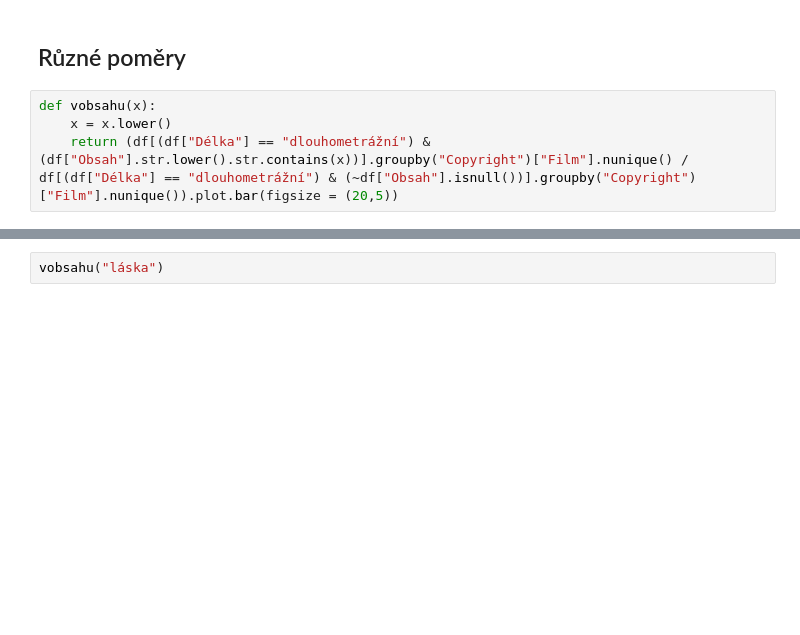
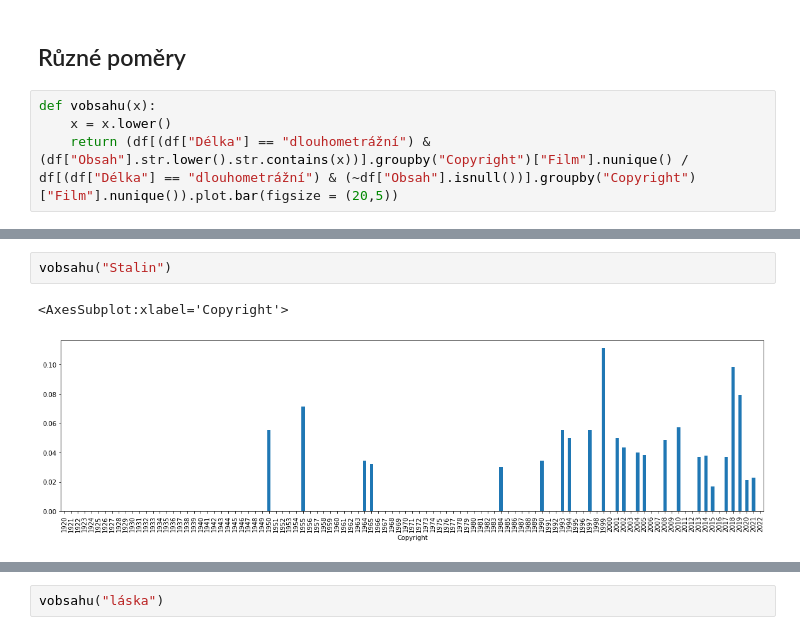
Before and after one commit to DataRozhlas/filmovy-prehled, a Jupyter notebook: 09 explorace obsahů a anotací.ipynb, the cells around one changed output, grey strips where cells are left out. Saved outputs shown, nothing was run; the diff lists cells and outputs as text; blank space fills up the shorter version.

```diff
--- a/09 explorace obsahů a anotací.ipynb
+++ b/09 explorace obsahů a anotací.ipynb
@@ -177,0 +183,5 @@ def vobsahu(x):
+# %%
+vobsahu("Stalin")
+# %% [output]
+<AxesSubplot:xlabel='Copyright'>
+[figure, added]
```
Also changed, not shown: parts of 16 cells of this notebook, 6 other files.
